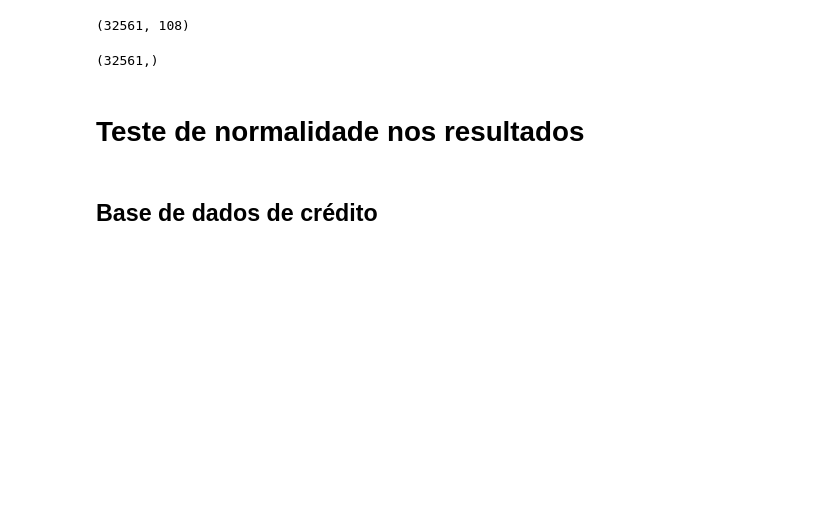
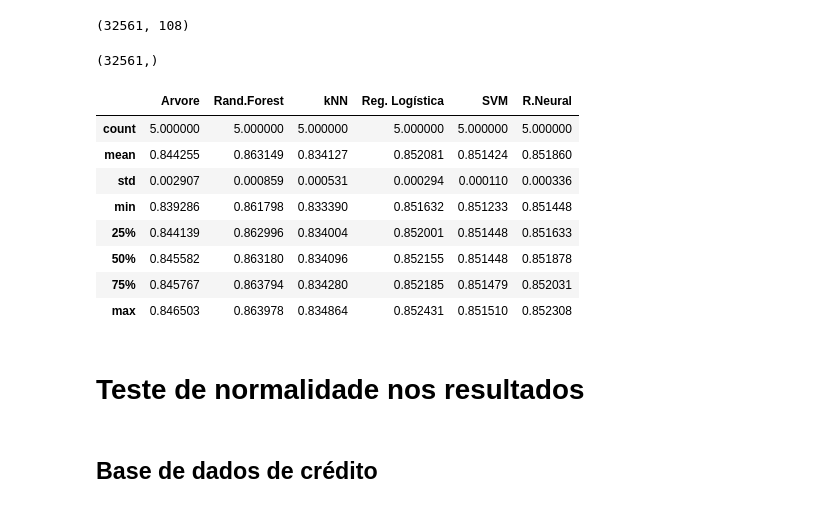
Before and after one commit to luhenr/processamentoDados-ML, a Jupyter notebook: DSML.ipynb, the cells around one changed output. Cells and saved outputs as stored; diff of their text form; code cells hidden in the pictures; blank space fills up the shorter version.

```diff
--- a/DSML.ipynb
+++ b/DSML.ipynb
@@ -1684,6 +1684,20 @@ for i in range(30): #300 testes por algoritmo
   rede_neural = MLPClassifier(activation='logistic', batch_size=56, solver='sgd')
   score_rede_neural = cross_val_score(rede_neural, x_censo, y_censo, cv=kfold)
   rede_neural_resultados.append(score_rede_neural.mean())
+# %%
+resultados_censo = pd.DataFrame({'Arvore': arvore_resultados, 'Rand.Forest': random_forest_resultados, 'kNN': knn_resultados,
+                                   'Reg. Logística': regressao_logistica_resultados, 'SVM': svm_resultados, 'R.Neural': rede_neural_resultados})
+resultados_censo.describe()
+# %% [output]
+|  | Arvore | Rand.Forest | kNN | Reg. Logística | SVM | R.Neural |
+| count | 5.000000 | 5.000000 | 5.000000 | 5.000000 | 5.000000 | 5.000000 |
+| mean | 0.844255 | 0.863149 | 0.834127 | 0.852081 | 0.851424 | 0.851860 |
+| std | 0.002907 | 0.000859 | 0.000531 | 0.000294 | 0.000110 | 0.000336 |
+| min | 0.839286 | 0.861798 | 0.833390 | 0.851632 | 0.851233 | 0.851448 |
+| 25% | 0.844139 | 0.862996 | 0.834004 | 0.852001 | 0.851448 | 0.851633 |
+| 50% | 0.845582 | 0.863180 | 0.834096 | 0.852155 | 0.851448 | 0.851878 |
+| 75% | 0.845767 | 0.863794 | 0.834280 | 0.852185 | 0.851479 | 0.852031 |
+| max | 0.846503 | 0.863978 | 0.834864 | 0.852431 | 0.851510 | 0.852308 |
 # %% [markdown]
 # Teste de normalidade nos resultados
 # %%
```
Also changed, not shown: parts of 23 cells of this notebook.
